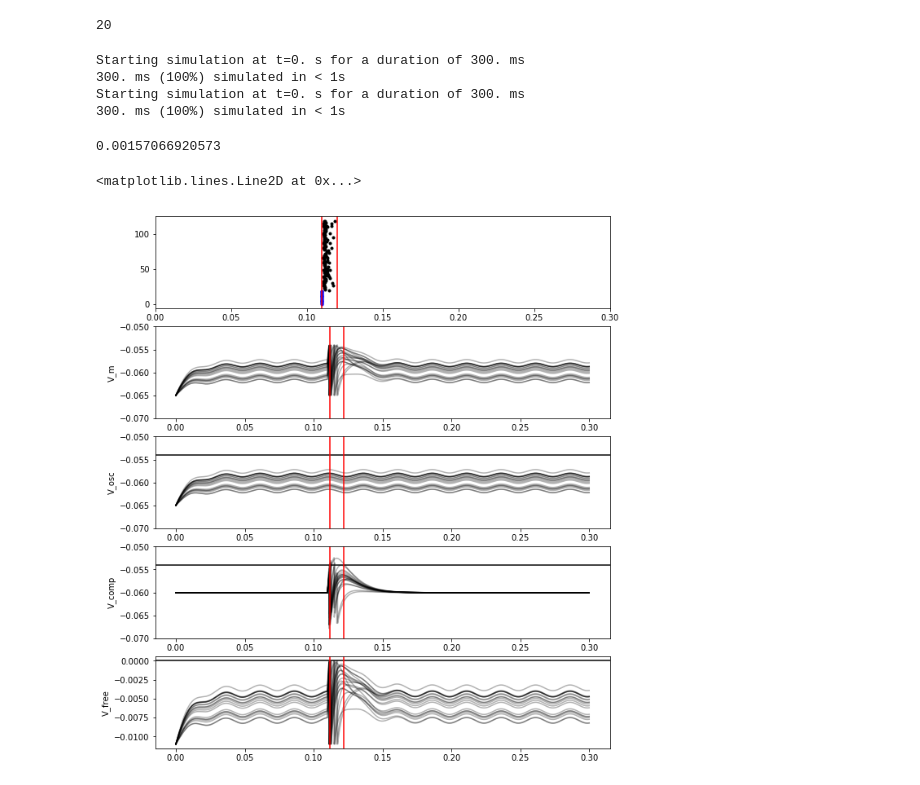
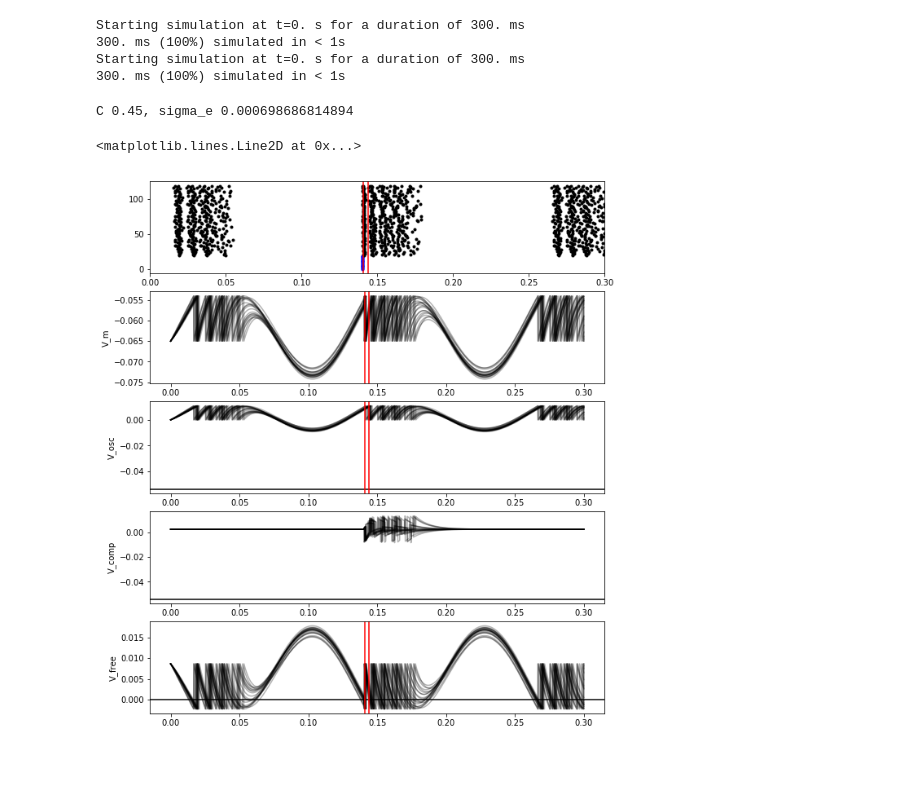
Before and after one commit to parenthetical-e/voltagebudget, a Jupyter notebook: ipynb/nrn_lif_testing.ipynb, the cells around one changed output. Saved outputs shown, nothing was run; the diff lists cells and outputs as text; code cells hidden in the pictures.

```diff
--- a/ipynb/nrn_lif_testing.ipynb
+++ b/ipynb/nrn_lif_testing.ipynb
@@ -9,29 +9,28 @@ from fakespikes import util as fsutil
 t = 0.3
 
 k = 20
-t_stim = 0.11
+t_stim = 0.14
 dt = 1e-4
 w = 1e-4
 a = 10000
 ns, ts = util.k_spikes(t_stim, k, w, a=a, dt=dt, seed=None)
-print(len(ts))
 
 times = fsutil.create_times(t, dt)
-# %% [output]
-20
 # %%
 N = 100
-# w_in = 0.6e-9
-# bias = 5e-3
+f = 8 # 50
+A = 0.001436866267755269
+r_b = 0.0
+sigma = 0.3247998835729704
 
-f = 40 # 50
-A = 1e-3
-r_b = 0.0
+window = [t_stim + 1e-3, t_stim + 4e-3]
 
-ns_e, ts_e, vs = neurons.adex(t, N,
+ns_e, ts_e, vs = neurons.lif(t, N,
                              ns, ts,
-                             w_in=(0.3e-9, 0.3e-9), bias=(5e-3, 5e-3 / 5),
-                             f=f, A=A,
+                             w_in=(0.15e-9, 0.15e-9),
+                             bias=(5e-3, 5e-3/5),
+                             f=f,
+                              A=A,
                              r_b=r_b,
                              time_step=dt)
 # %% [output]
@@ -39,56 +38,57 @@ Starting simulation at t=0. s for a duration of 300. ms
 300. ms (100%) simulated in < 1s
 Starting simulation at t=0. s for a duration of 300. ms
 300. ms (100%) simulated in < 1s
-# %%
-m = np.logical_or(t_stim <= ts_e, ts_e <= (t_stim + 20e-3))
-y_sigma = np.std(ts_e[m])
-print(y_sigma)
-# %% [output]
-0.00157066920573
+# %%
+C = util.estimate_communication(times, ns_e, ts_e, window)
+sigma_e = util.estimate_computation(times, ns_e, ts_e, window)
+
+print("C {}, sigma_e {}".format(C, sigma_e))
+# %% [output]
+C 0.45, sigma_e 0.000698686814894
 # %%
 plt.figure(figsize=(10, 12))
 plt.subplot(511)
 plt.plot(ts, ns, '.b')
 plt.plot(ts_e, ns_e + k, '.k')
-plt.axvline(t_stim, color='red')
-plt.axvline(t_stim + 10e-3, color='red')
+plt.axvline(window[0], color='red')
+plt.axvline(window[1], color='red')
 plt.xlim(0, .3)
 
 plt.subplot(512)
 for j in range(20):
     plt.plot(times, vs['vm'][j, :], 'k', alpha=0.3);
-plt.ylim(-70e-3, -50e-3)
-plt.axvline(t_stim + 2e-3, color='red')
-plt.axvline(t_stim + 12e-3, color='red')
+# plt.ylim(-70e-3, -50e-3)
+plt.axvline(window[0], color='red')
+plt.axvline(window[1], color='red')
 plt.ylabel("V_m")
 
 plt.subplot(513)
 for j in range(20):
     plt.plot(times, vs['osc'][j, :], 'k', alpha=0.3);
 plt.axhline(-54e-3, color='black')
-plt.ylim(-70e-3, -50e-3)
-plt.axvline(t_stim + 2e-3, color='red')
-plt.axvline(t_stim + 12e-3, color='red')
+# plt.ylim(-70e-3, -50e-3)
+plt.axvline(window[0], color='red')
+plt.axvline(window[1], color='red')
 plt.ylabel("V_osc")
 
 plt.subplot(514)
 for j in range(20):
     plt.plot(times, vs['comp'][j, :], 'k', alpha=0.3);
 plt.axhline(-54e-3, color='black')
-plt.ylim(-70e-3, -50e-3)
-plt.axvline(t_stim + 2e-3, color='red')
-plt.axvline(t_stim + 12e-3, color='red')
+# plt.ylim(-70e-3, -50e-3)
+# plt.axvline(t_stim + 2e-3, color='red')
+# plt.axvline(t_stim + 12e-3, color='red')
 plt.ylabel("V_comp")
 
 plt.subplot(515)
 for j in range(20):
     plt.plot(times, vs['free'][j, :], 'k', alpha=0.3);
 plt.axhline(0, color='black')
 plt.ylabel("V_free")
-plt.axvline(t_stim + 2e-3, color='red')
-plt.axvline(t_stim + 12e-3, color='red')
+plt.axvline(window[0], color='red')
+plt.axvline(window[1], color='red')
 # %% [output]
 <matplotlib.lines.Line2D at 0x...>
-[figure, old version]
+[figure, new version]
 # %%
 # Now readout the 'E' response, in another LIF
```
Also changed, not shown: parts of 2 cells of this notebook.
